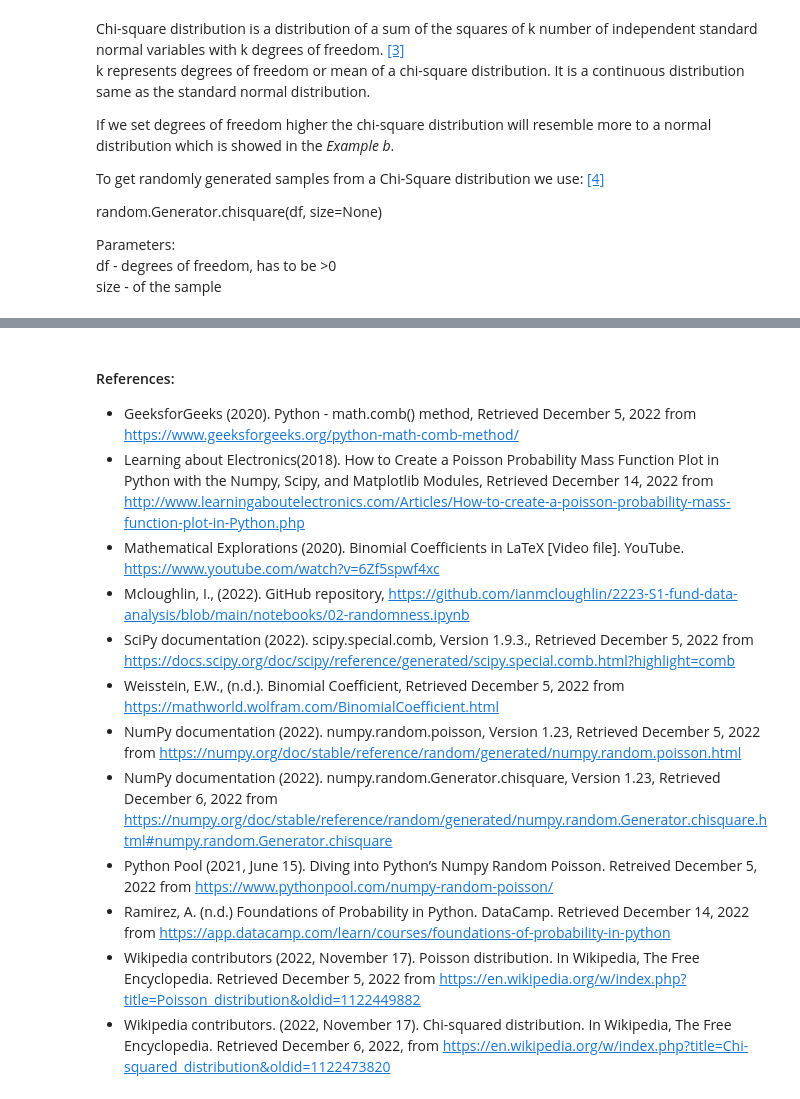
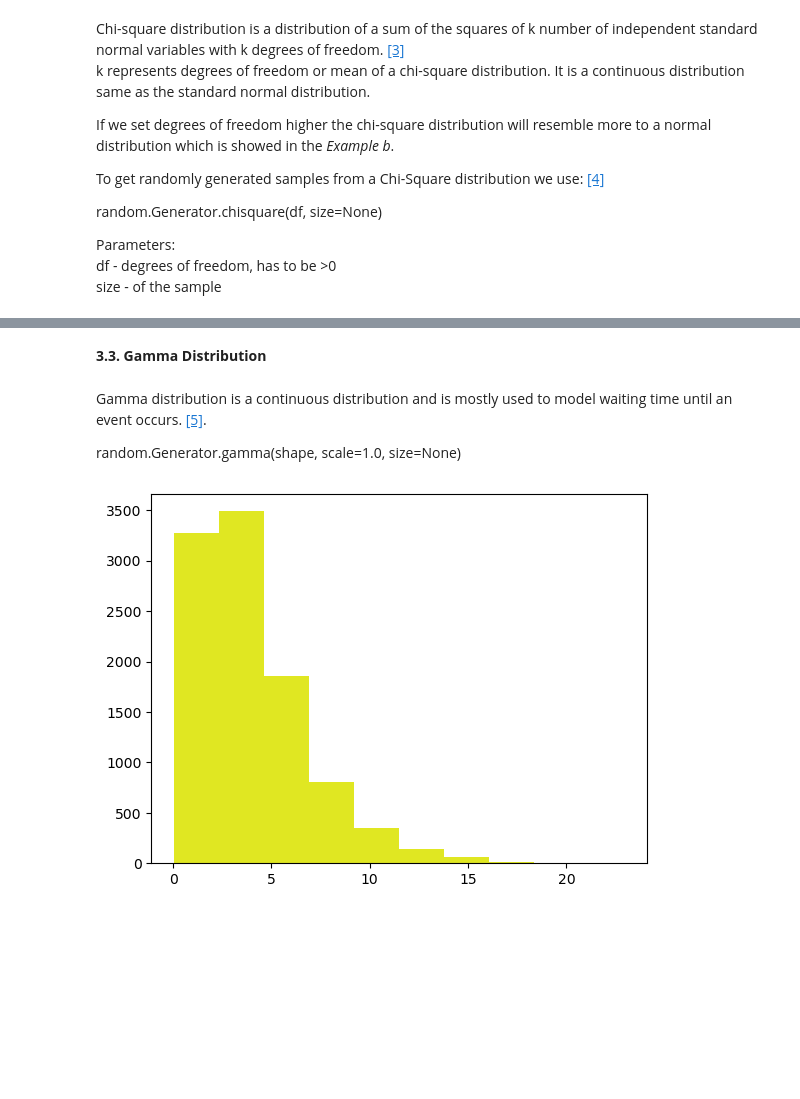
Before and after one commit to Tanja888/funddata-assessment, a Jupyter notebook: practicals/02-randomness-exercises.ipynb, the cells around one changed output, grey strips where cells are left out. Saved outputs shown, nothing was run; the diff lists cells and outputs as text; code cells hidden in the pictures; blank space fills up the shorter version.

```diff
--- a/practicals/02-randomness-exercises.ipynb
+++ b/practicals/02-randomness-exercises.ipynb
@@ -497,14 +497,12 @@ plt.hist(samples1, color='#21918c');
-# %% [markdown]
-#### References:
- * GeeksforGeeks (2020). Python - math.comb() method, Retrieved December 5, 2022 from https://www.geeksforgeeks.org/python-math-comb-method/
- * Learning about Electronics(2018). How to Create a Poisson Probability Mass Function Plot in Python with the Numpy, Scipy, and Matplotlib Modules, Retrieved December 14, 2022 from http://www.learningaboutelectronics.com/Articles/How-to-create-a-poisson-probability-mass-function-plot-in-Python.php
- * Mathematical Explorations (2020). Binomial Coefficients in LaTeX [Video file]. YouTube. https://www.youtube.com/watch?v=6Zf5spwf4xc
- * Mcloughlin, I., (2022). GitHub repository, https://github.com/ianmcloughlin/2223-S1-fund-data-analysis/blob/main/notebooks/02-randomness.ipynb
- * SciPy documentation (2022). scipy.special.comb, Version 1.9.3., Retrieved December 5, 2022 from https://docs.scipy.org/doc/scipy/reference/generated/scipy.special.comb.html?highlight=comb
- * Weisstein, E.W., (n.d.). Binomial Coefficient, Retrieved December 5, 2022 from https://mathworld.wolfram.com/BinomialCoefficient.html
- * NumPy documentation (2022). numpy.random.poisson, Version 1.23, Retrieved December 5, 2022 from https://numpy.org/doc/stable/reference/random/generated/numpy.random.poisson.html
- * NumPy documentation (2022). numpy.random.Generator.chisquare, Version 1.23, Retrieved December 6, 2022 from https://numpy.org/doc/stable/reference/random/generated/numpy.random.Generator.chisquare.html#numpy.random.Generator.chisquare
- * Python Pool (2021, June 15). Diving into Python’s Numpy Random Poisson. Retreived December 5, 2022 from https://www.pythonpool.com/numpy-random-poisson/
- * Ramirez, A. (n.d.) Foundations of Probability in Python. DataCamp. Retrieved December 14, 2022 from https://app.datacamp.com/learn/courses/foundations-of-probability-in-python
- * Wikipedia contributors (2022, November 17). Poisson distribution. In Wikipedia, The Free Encyclopedia. Retrieved December 5, 2022 from https://en.wikipedia.org/w/index.php?title=Poisson_distribution&oldid=1122449882
- * Wikipedia contributors. (2022, November 17). Chi-squared distribution. In Wikipedia, The Free Encyclopedia. Retrieved December 6, 2022, from https://en.wikipedia.org/w/index.php?title=Chi-squared_distribution&oldid=1122473820
+# %% [markdown]
+**3.3. Gamma Distribution**
+# %% [markdown]
+Gamma distribution is a continuous distribution and is mostly used to model waiting time until an event occurs. [[5]](https://www.educative.io/answers/how-to-model-the-gamma-distribution-in-python).
+
+random.Generator.gamma(shape, scale=1.0, size=None)
+# %%
+rng = np.random.default_rng()
+sampleg = rng.gamma(2, 2, 10000)
+plt.hist(sampleg, color='#E0E722');
+# %% [output]
+[figure, added]
```
Also changed, not shown: parts of 22 cells of this notebook.
